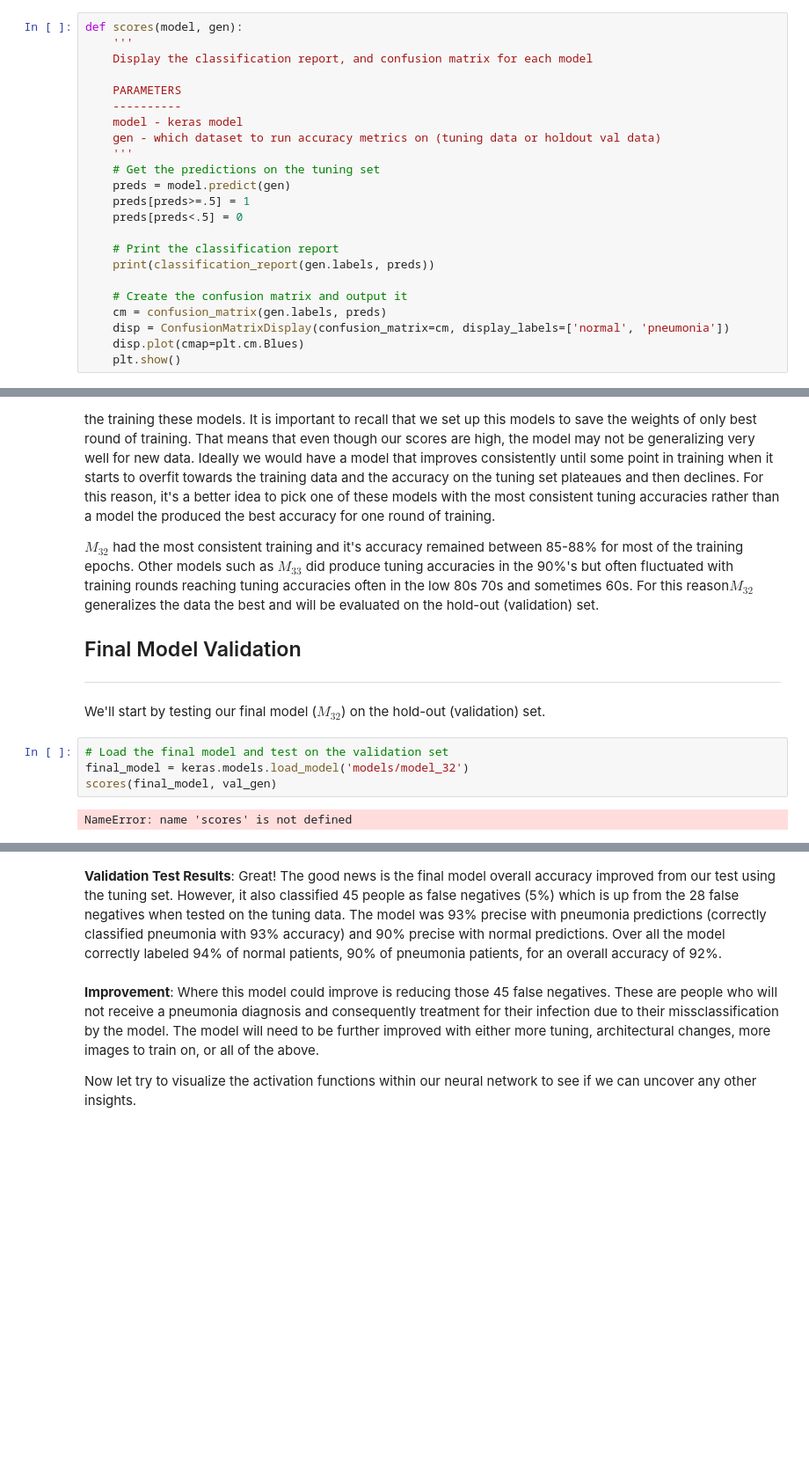
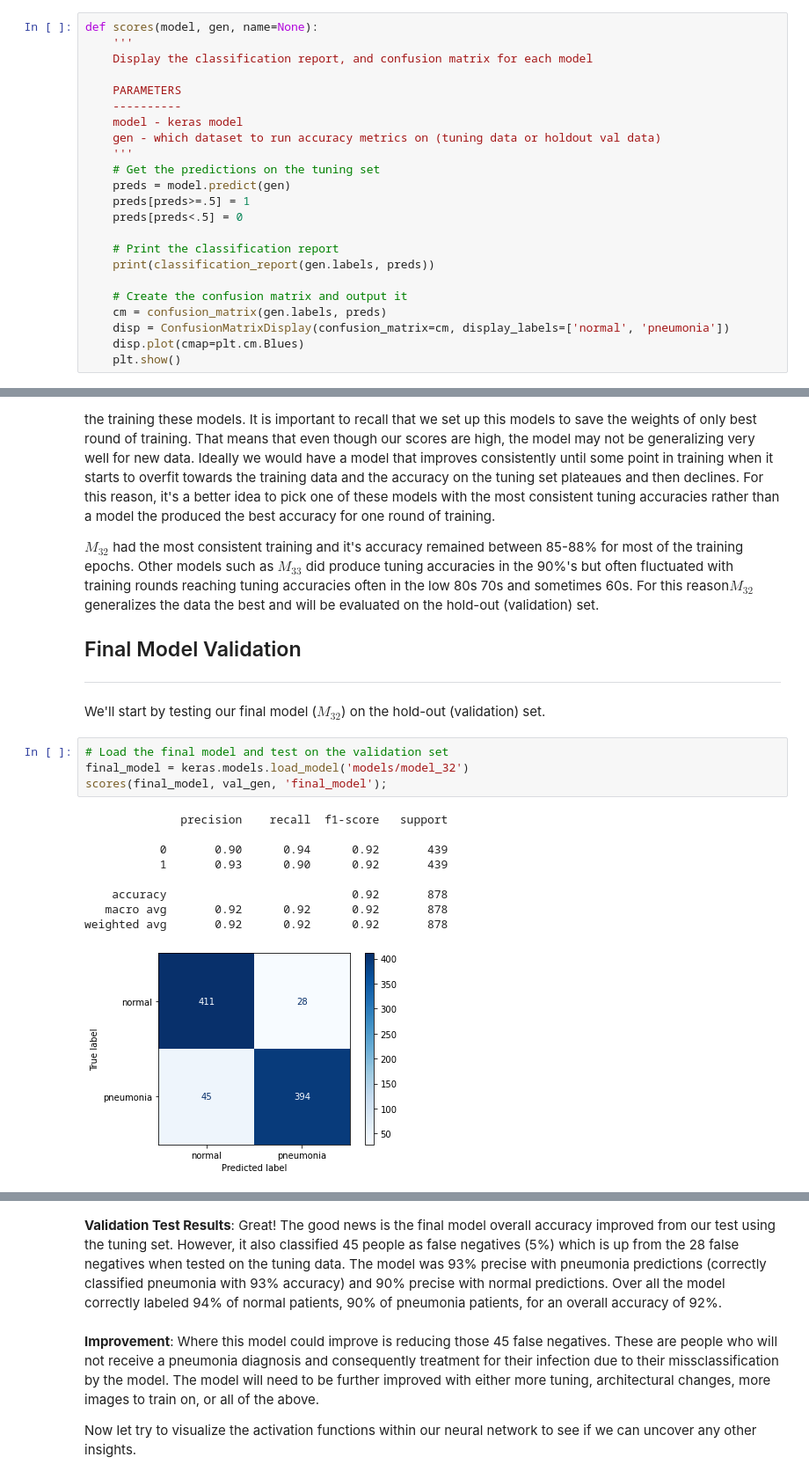
Before and after one commit to EvanHolder/Pneumonia-Classifier, a Jupyter notebook: Pneumonia_Classifier.ipynb, the cells around one changed output, grey strips where cells are left out. Shown at 88% size. Cells and saved outputs as stored; diff of their text form; blank space fills up the shorter version.

```diff
--- a/Pneumonia_Classifier.ipynb
+++ b/Pneumonia_Classifier.ipynb
@@ -2780,7 +2781,7 @@ results.sort_values(by=['accuracy'], ascending=False).iloc[:10,:]
 # %% [markdown]
 The top 10 models above are our most accurate models. While accuracy is an important metric in our evaluation, it's important to remember that in the case of classifying pneumonia it would be better to have more false negatives than false positives.  Below, we'll print out the classification report as well as the confusion matrices for the top 10 models and look at how they did.
 # %%
-def scores(model, gen):
+def scores(model, gen, name=None):
     '''
     Display the classification report, and confusion matrix for each model
 
@@ -2892,6 +2893,14 @@ We'll start by testing our final model ($M_{32}$) on the hold-out (validation) s
 # %%
 # Load the final model and test on the validation set
 final_model = keras.models.load_model('models/model_32')
-scores(final_model, val_gen)
+scores(final_model, val_gen, 'final_model');
 # %% [output]
-NameError: name 'scores' is not defined
+              precision    recall  f1-score   support
+
+           0       0.90      0.94      0.92       439
+           1       0.93      0.90      0.92       439
+
+    accuracy                           0.92       878
+   macro avg       0.92      0.92      0.92       878
+weighted avg       0.92      0.92      0.92       878
+[figure, added]
```
Also changed, not shown: parts of 5 cells of this notebook, 7 other files.
